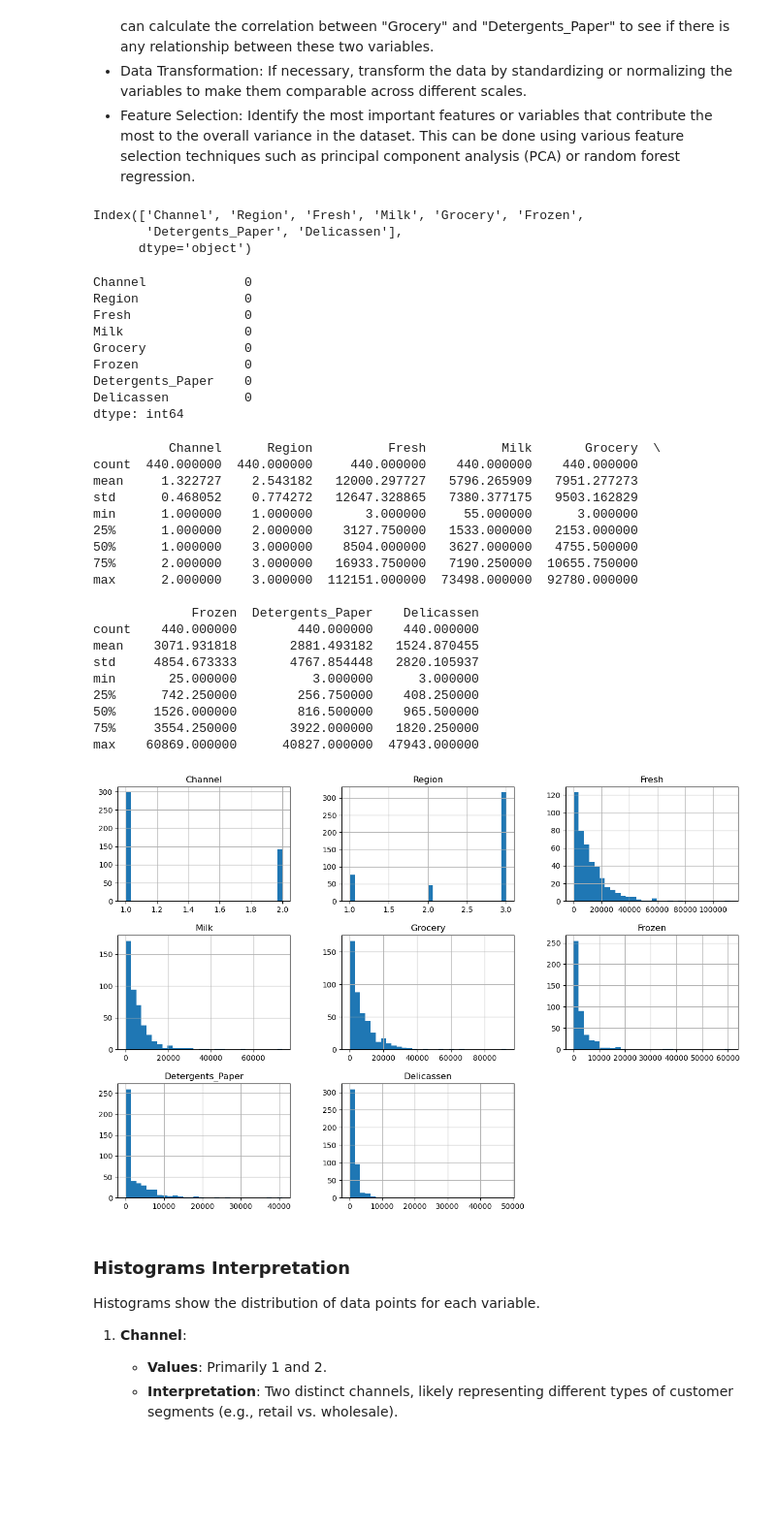
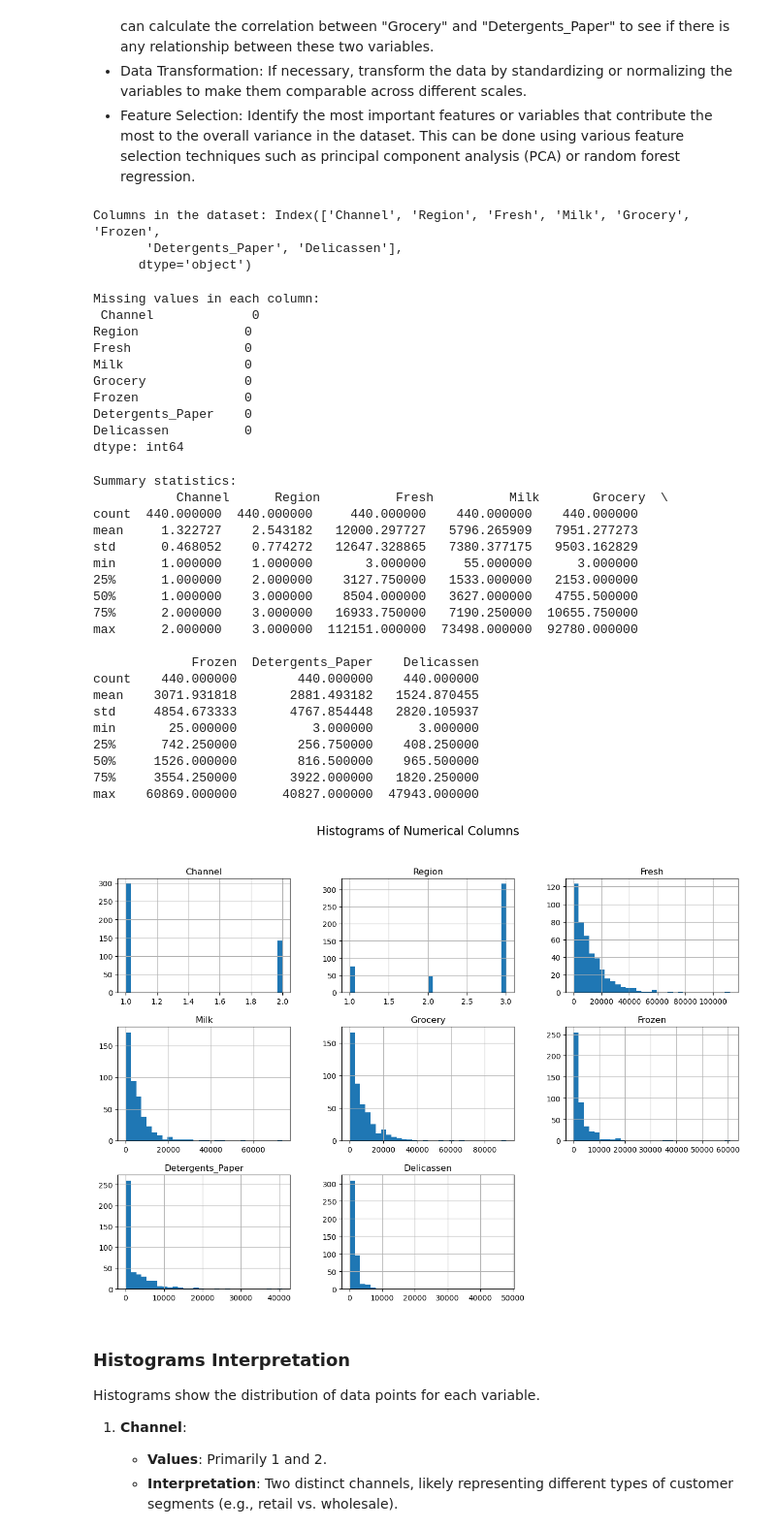
Before and after one commit to rdebullain/ML-Unsupervised, a Jupyter notebook: notebooks/unsupervised_learning_project.ipynb, the cells around one changed output. Shown at 97% size. Saved outputs shown, nothing was run; the diff lists cells and outputs as text; code cells hidden in the pictures; blank space fills up the shorter version.

Commit message:
feat: update graphs

```diff
--- a/notebooks/unsupervised_learning_project.ipynb
+++ b/notebooks/unsupervised_learning_project.ipynb
@@ -33,16 +32,19 @@ from sklearn.decomposition import PCA
 # %%
-df = pd.read_csv("Wholesale_Data.csv")
+# load the dataset
+df = pd.read_csv("E:\Vocational\Lighthouse Labs\Flex Course\Projects\P04_Unsupervised Learning\ml_project_unsupervised_learning\data\Wholesale_Data.csv")
 # %%
-df.columns
+# display column names
+print("Columns in the dataset:", df.columns)
 # %% [output]
-Index(['Channel', 'Region', 'Fresh', 'Milk', 'Grocery', 'Frozen',
+Columns in the dataset: Index(['Channel', 'Region', 'Fresh', 'Milk', 'Grocery', 'Frozen',
        'Detergents_Paper', 'Delicassen'],
       dtype='object')
 # %%
 # check for missing values
-print(df.isnull().sum())
+print("Missing values in each column:\n", df.isnull().sum())
 # %% [output]
-Channel             0
+Missing values in each column:
+ Channel             0
 Region              0
 Fresh               0
 Milk                0
@@ -54,9 +56,10 @@ dtype: int64
 # %%
 # summary statistics
 summary_stats = df.describe()
-print(summary_stats)
+print("Summary statistics:\n", summary_stats)
 # %% [output]
-          Channel      Region          Fresh          Milk       Grocery  \
+Summary statistics:
+           Channel      Region          Fresh          Milk       Grocery  \
 count  440.000000  440.000000     440.000000    440.000000    440.000000
 mean     1.322727    2.543182   12000.297727   5796.265909   7951.277273
 std      0.468052    0.774272   12647.328865   7380.377175   9503.162829
@@ -78,9 +81,10 @@ max    60869.000000      40827.000000  47943.000000
 # %%
 # histograms for each numerical column
 df.hist(bins=30, figsize=(15, 10))
+plt.suptitle('Histograms of Numerical Columns', fontsize=16)
 plt.show()
 # %% [output]
-[figure, old version]
+[figure, new version]
 # %% [markdown]
 ### Histograms Interpretation
 Histograms show the distribution of data points for each variable.
```
Also changed, not shown: parts of 27 cells of this notebook, 1 other file.
